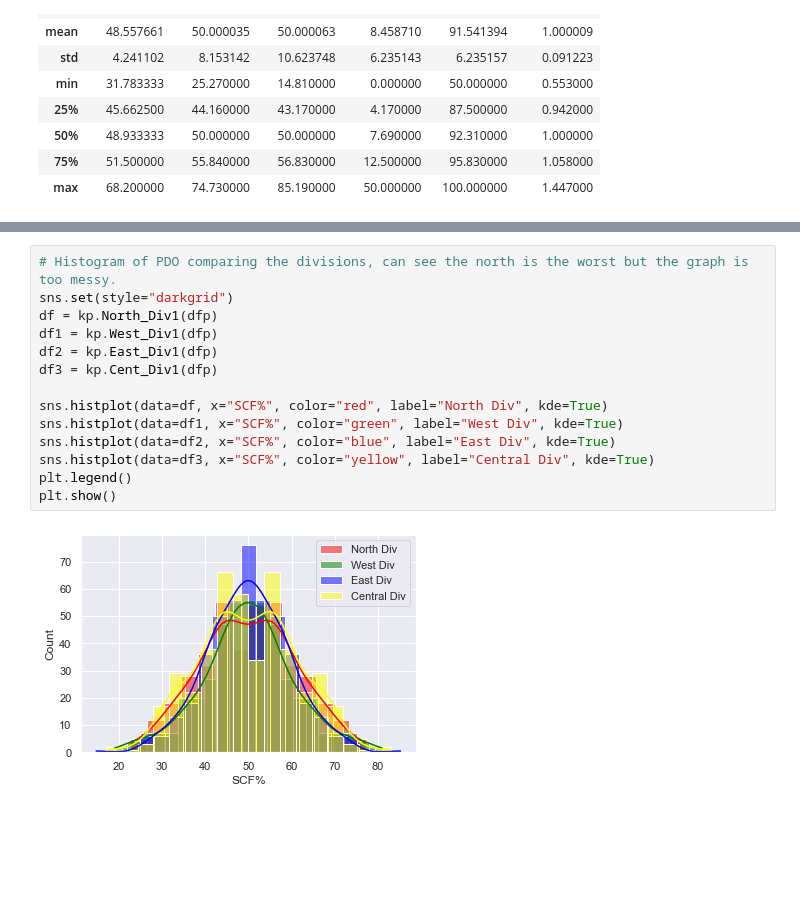
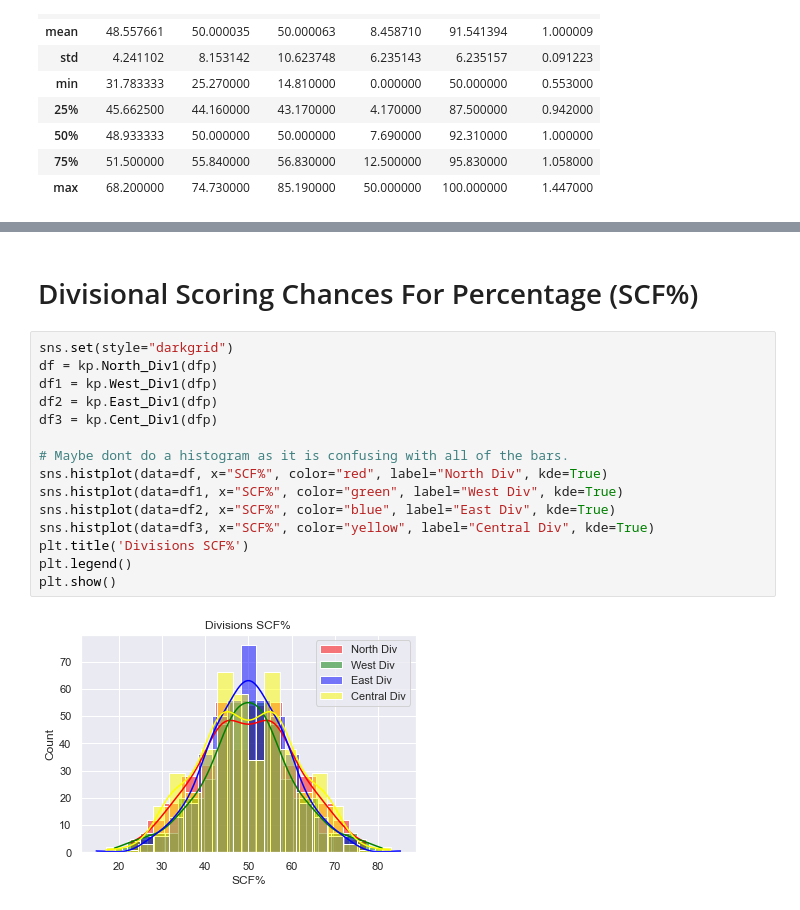
Before and after one commit to data301-2021-winter1/project-group23-project, a Jupyter notebook: notebooks/analysis2.ipynb, the cells around one changed output, grey strips where cells are left out. Drawn from its saved outputs; the diff is of its cells as text; blank space fills up the shorter version.

```diff
--- a/notebooks/analysis2.ipynb
+++ b/notebooks/analysis2.ipynb
@@ -436,16 +427,19 @@ sns.jointplot(x='SCF%', y='CF%', data=df56, kind='reg')
+# %% [markdown]
+# Divisional Scoring Chances For Percentage (SCF%)
 # %%
-# Histogram of PDO comparing the divisions, can see the north is the worst but the graph is too messy.
 sns.set(style="darkgrid")
 df = kp.North_Div1(dfp)
 df1 = kp.West_Div1(dfp)
 df2 = kp.East_Div1(dfp)
 df3 = kp.Cent_Div1(dfp)
 
+# Maybe dont do a histogram as it is confusing with all of the bars.
 sns.histplot(data=df, x="SCF%", color="red", label="North Div", kde=True)
 sns.histplot(data=df1, x="SCF%", color="green", label="West Div", kde=True)
 sns.histplot(data=df2, x="SCF%", color="blue", label="East Div", kde=True)
 sns.histplot(data=df3, x="SCF%", color="yellow", label="Central Div", kde=True)
+plt.title('Divisions SCF%')
 plt.legend()
 plt.show()
 # %% [output]
-[figure, old version]
+[figure, new version]
```
Also changed, not shown: parts of 41 cells of this notebook.
